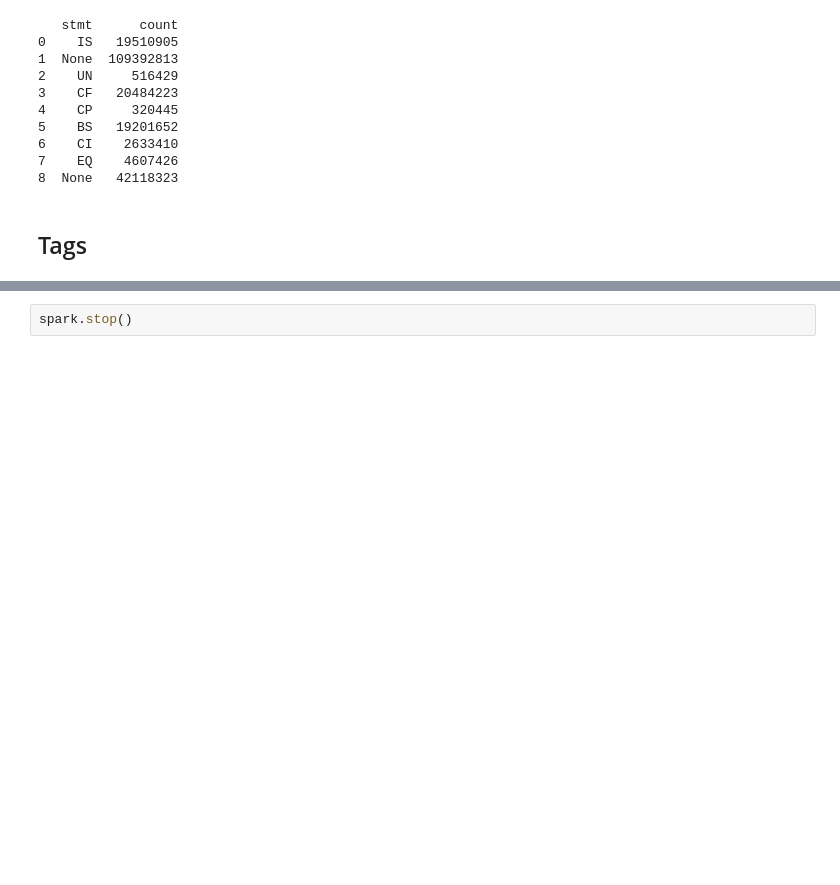
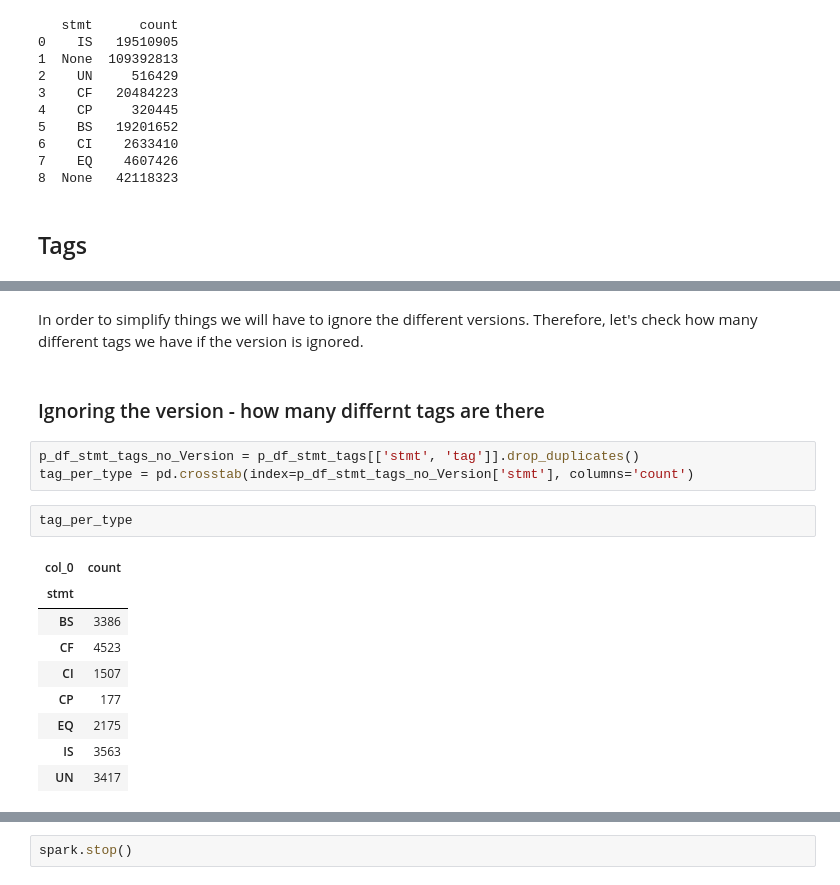
Before and after one commit to HansjoergW/bfh_cas_bgd_fs2020_sa, a Jupyter notebook: 01_04_Analysis_Whole_Data.ipynb, the cells around one changed output, grey strips where cells are left out. Cells and saved outputs as stored; diff of their text form; blank space fills up the shorter version.

```diff
--- a/01_04_Analysis_Whole_Data.ipynb
+++ b/01_04_Analysis_Whole_Data.ipynb
@@ -368,0 +412,19 @@ ct
+# %% [markdown]
+In order to simplify things we will have to ignore the different versions. Therefore, let's check how many different tags we have if the version is ignored.
+# %% [markdown]
+### Ignoring the version - how many differnt tags are there
+# %%
+p_df_stmt_tags_no_Version = p_df_stmt_tags[['stmt', 'tag']].drop_duplicates()
+tag_per_type = pd.crosstab(index=p_df_stmt_tags_no_Version['stmt'], columns='count')
+# %%
+tag_per_type
+# %% [output]
+| col_0 | count |
+| stmt |  |
+| BS | 3386 |
+| CF | 4523 |
+| CI | 1507 |
+| CP | 177 |
+| EQ | 2175 |
+| IS | 3563 |
+| UN | 3417 |
```
Also changed, not shown: parts of 40 cells of this notebook, 2 other files.
